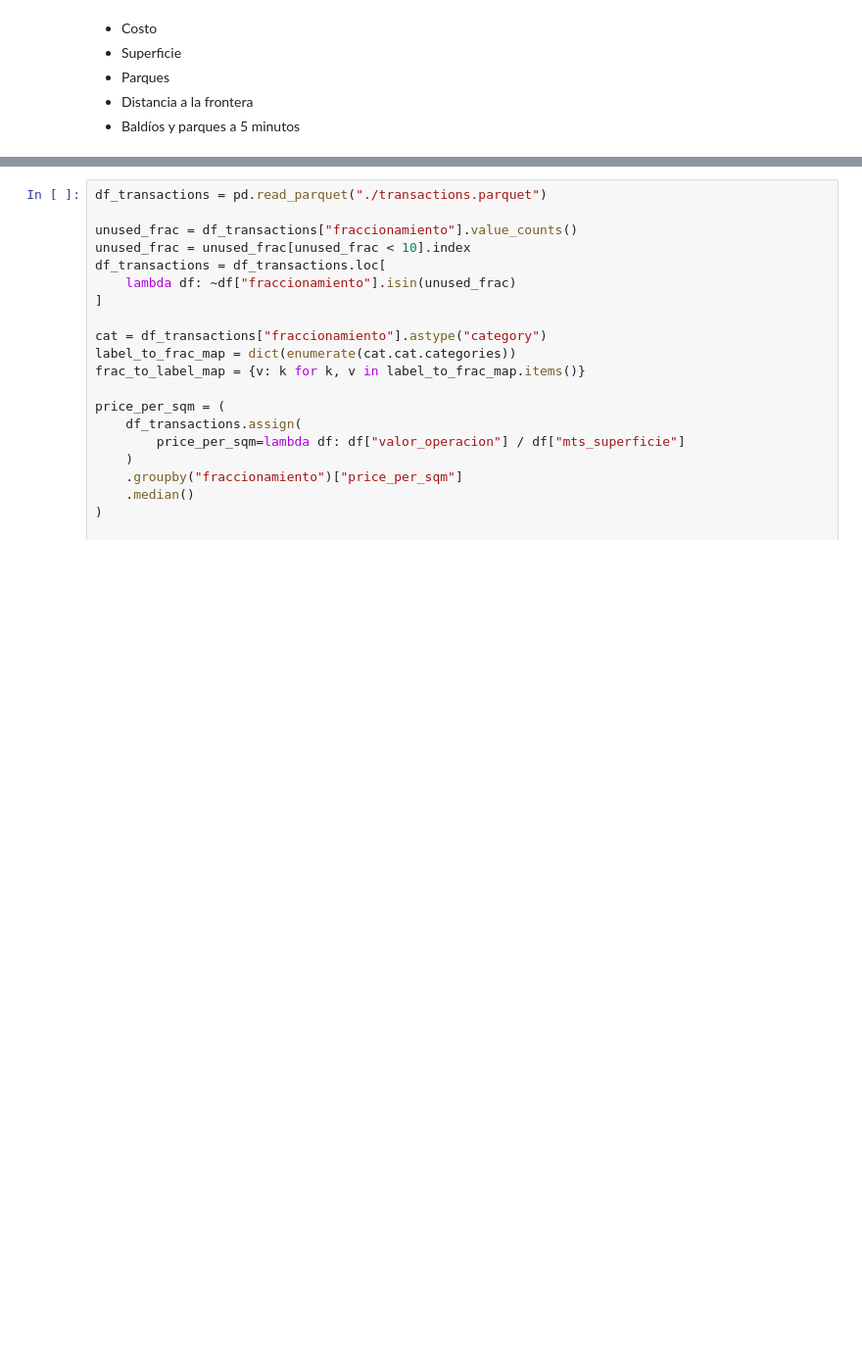
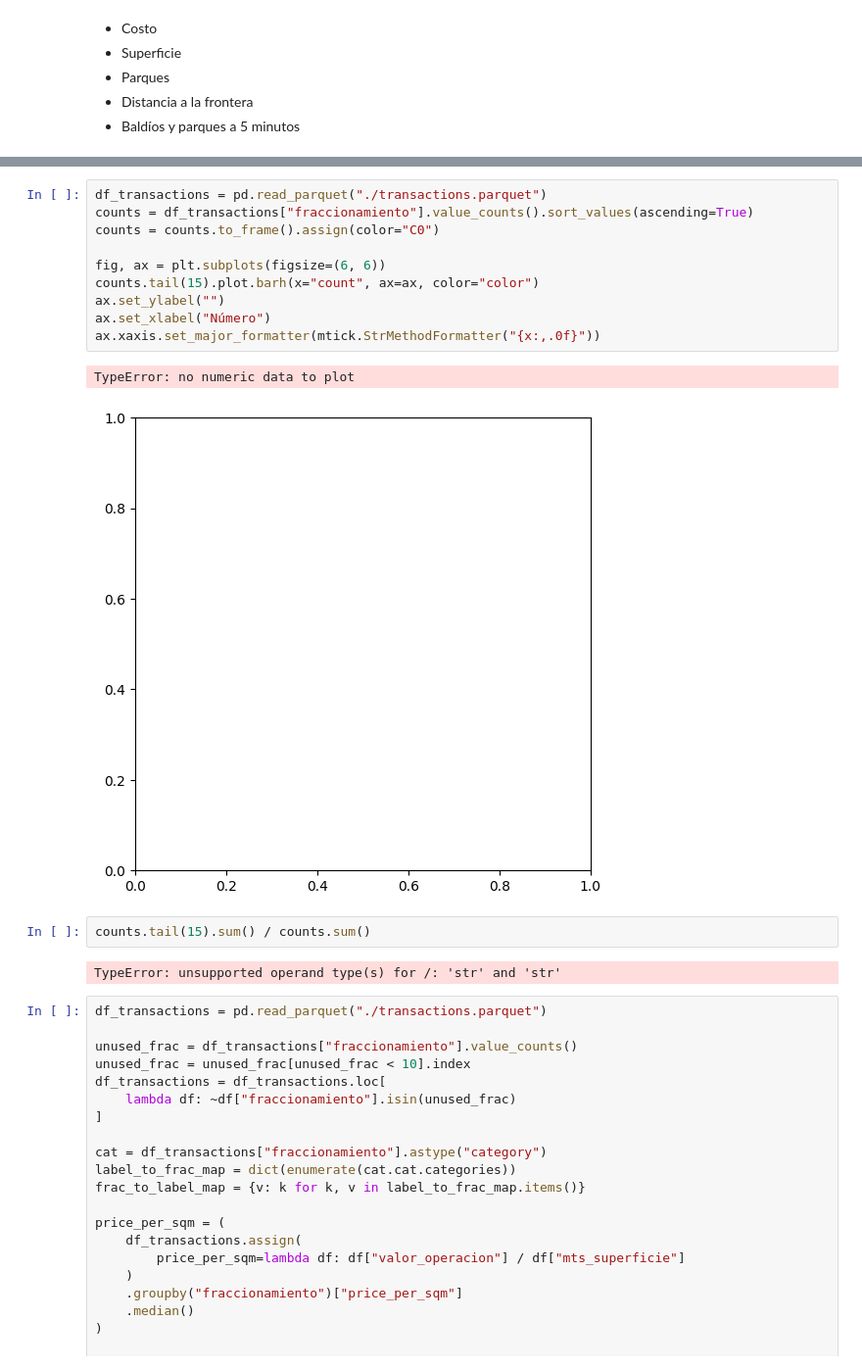
Before and after one commit to RodolfoFigueroa/housing_choice, a Jupyter notebook: 06_biogeme.ipynb, the cells around one changed output, grey strips where cells are left out. Shown at 98% size. Saved outputs shown, nothing was run; the diff lists cells and outputs as text; blank space fills up the shorter version.

```diff
--- a/06_biogeme.ipynb
+++ b/06_biogeme.ipynb
@@ -15,3 +37,20 @@ from sklearn.preprocessing import MinMaxScaler
+# %%
+df_transactions = pd.read_parquet("./transactions.parquet")
+counts = df_transactions["fraccionamiento"].value_counts().sort_values(ascending=True)
+counts = counts.to_frame().assign(color="C0")
+
+fig, ax = plt.subplots(figsize=(6, 6))
+counts.tail(15).plot.barh(x="count", ax=ax, color="color")
+ax.set_ylabel("")
+ax.set_xlabel("Número")
+ax.xaxis.set_major_formatter(mtick.StrMethodFormatter("{x:,.0f}"))
+# %% [output]
+TypeError: no numeric data to plot
+[figure, added]
+# %%
+counts.tail(15).sum() / counts.sum()
+# %% [output]
+TypeError: unsupported operand type(s) for /: 'str' and 'str'
 # %%
 df_transactions = pd.read_parquet("./transactions.parquet")
 
```
Also changed, not shown: parts of 4 cells of this notebook, 8 other files.
